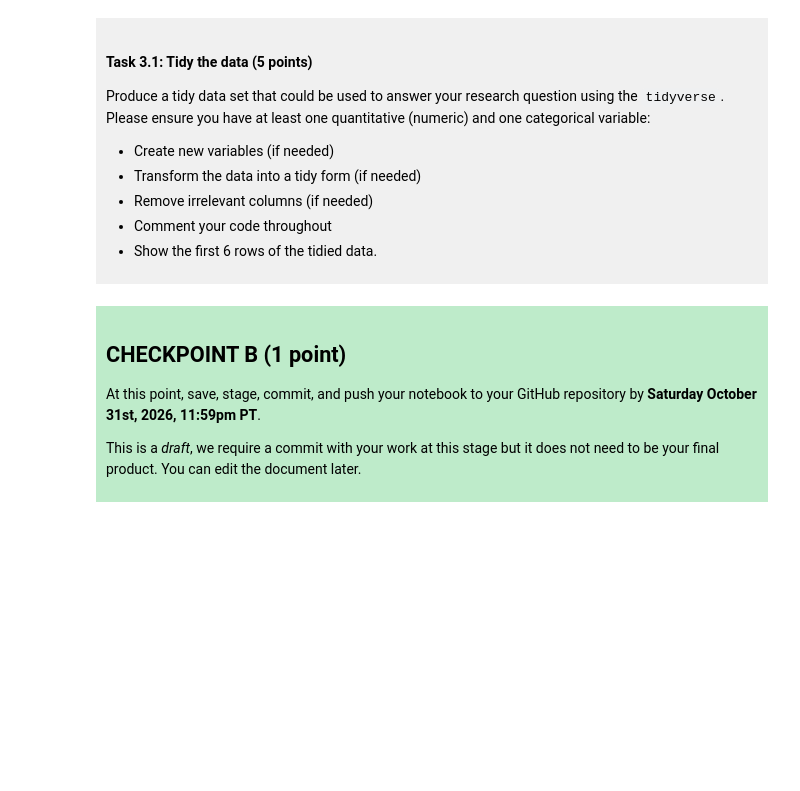
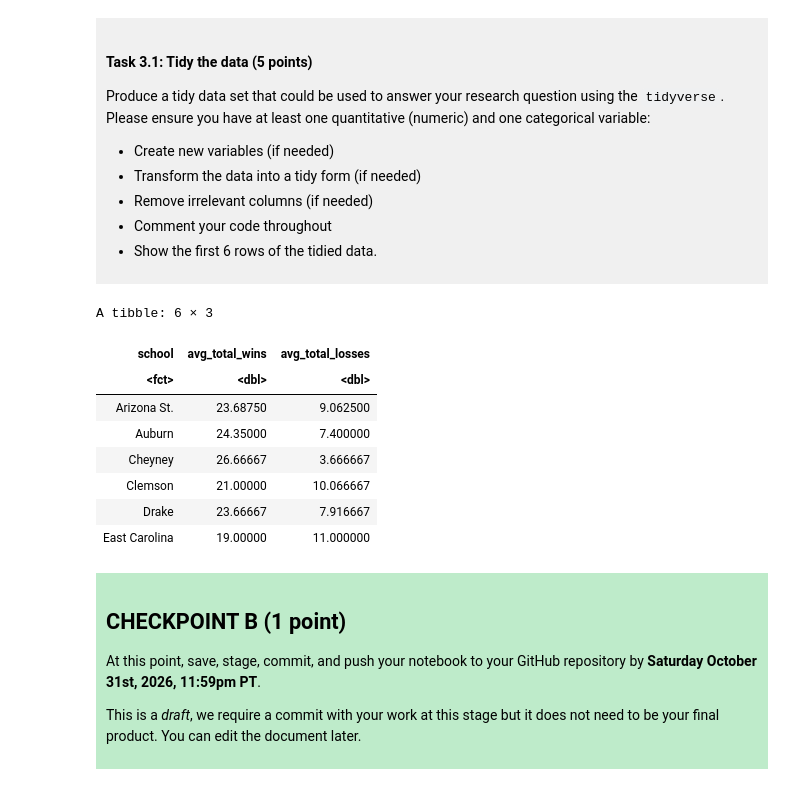
Before and after one commit to felflohdz/dsci-100-project-felipe-flores-hernandez, a Jupyter notebook: dsci-100-project-notebook.ipynb, the cells around one changed output. Saved outputs shown, nothing was run; the diff lists cells and outputs as text; code cells hidden in the pictures; blank space fills up the shorter version.

```diff
--- a/dsci-100-project-notebook.ipynb
+++ b/dsci-100-project-notebook.ipynb
@@ -189,7 +213,22 @@ Produce a tidy data set that could be used to answer your research question usin
 
 </div>
 # %%
-### EDIT THIS CODE CELL ###
+data_set <- women_march |>
+    select(year, school, total_wins, total_losses) |>  #select columns that will be useful
+    mutate(school = as_factor(school)) |> #since we are working with a categorical value we covert it to a factor type
+    group_by(school) |> # groups the schools by names
+    summarize(avg_total_wins = mean(total_wins, na.rm = TRUE), avg_total_losses = mean(total_losses, na.rm = TRUE)) # gets the average of total wins and losses across the years
+slice(data_set,1:6) # prints first 6 rows
+# %% [output]
+A tibble: 6 × 3
+| school | avg_total_wins | avg_total_losses |
+| <fct> | <dbl> | <dbl> |
+| Arizona St. | 23.68750 | 9.062500 |
+| Auburn | 24.35000 | 7.400000 |
+| Cheyney | 26.66667 | 3.666667 |
+| Clemson | 21.00000 | 10.066667 |
+| Drake | 23.66667 | 7.916667 |
+| East Carolina | 19.00000 | 11.000000 |
 # %% [markdown]
 <div style="background-color: #beebca; padding: 10px;">
 
```
Also changed, not shown: parts of 3 cells of this notebook.
